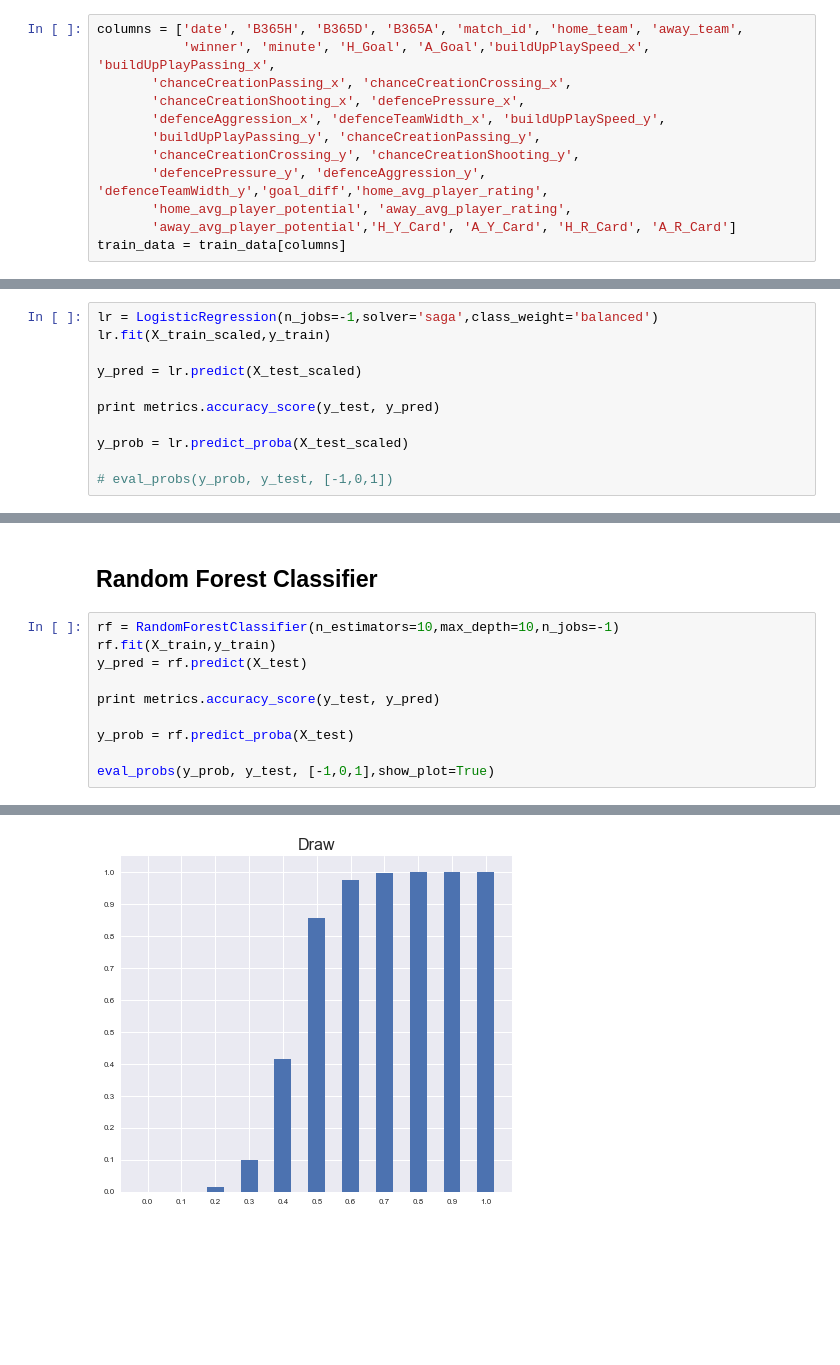
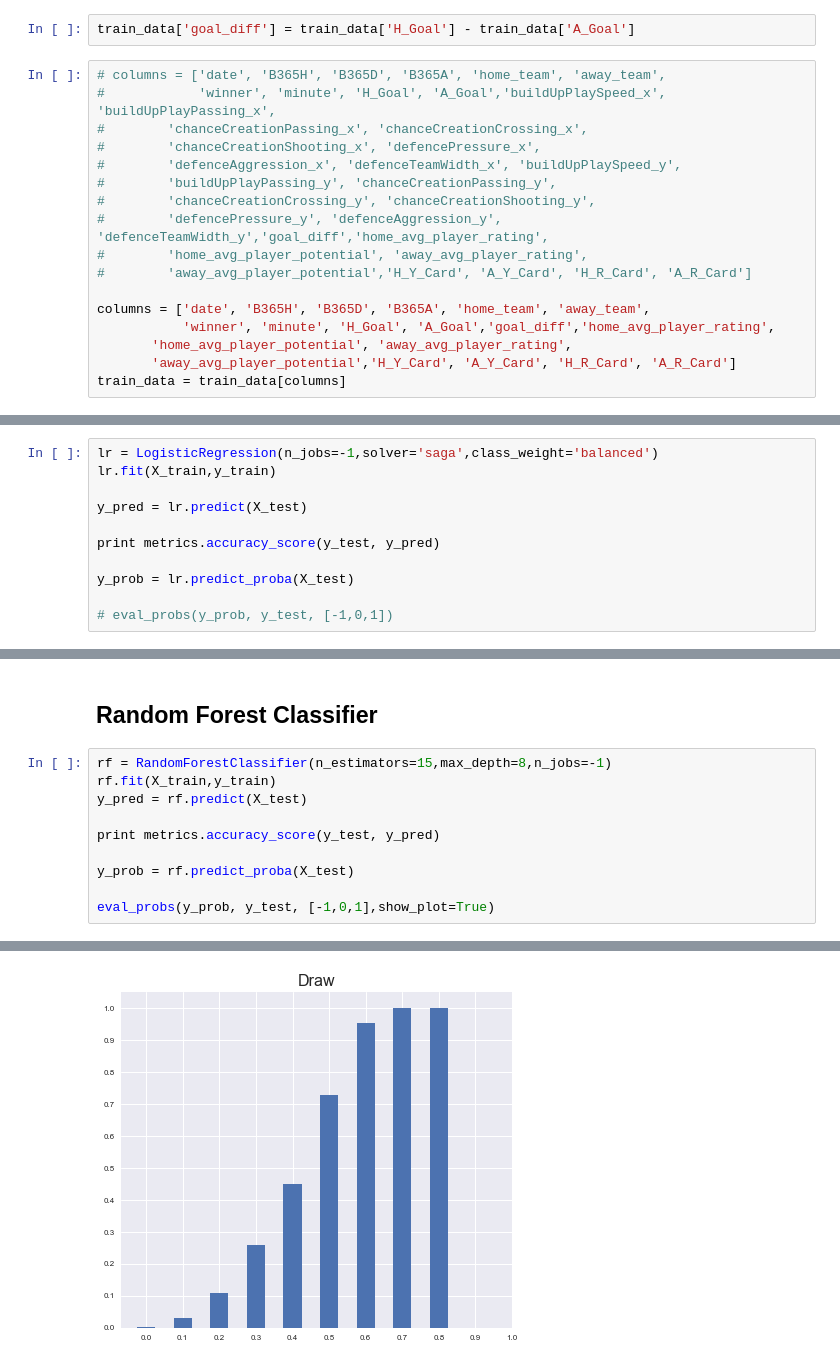
Before and after one commit to jay-z007/CSE519-2017-111463646, a Jupyter notebook: Project/model.ipynb, the cells around one changed output, grey strips where cells are left out. Drawn from its saved outputs; the diff is of its cells as text; blank space fills up the shorter version.

```diff
--- a/Project/model.ipynb
+++ b/Project/model.ipynb
@@ -140,12 +119,19 @@ array(['season', 'stage', 'date_x', 'match_api_id', 'home_team_api_id',
+# %%
+train_data['goal_diff'] = train_data['H_Goal'] - train_data['A_Goal']
 # %%
-columns = ['date', 'B365H', 'B365D', 'B365A', 'match_id', 'home_team', 'away_team',
-           'winner', 'minute', 'H_Goal', 'A_Goal','buildUpPlaySpeed_x', 'buildUpPlayPassing_x',
-       'chanceCreationPassing_x', 'chanceCreationCrossing_x',
-       'chanceCreationShooting_x', 'defencePressure_x',
-       'defenceAggression_x', 'defenceTeamWidth_x', 'buildUpPlaySpeed_y',
-       'buildUpPlayPassing_y', 'chanceCreationPassing_y',
-       'chanceCreationCrossing_y', 'chanceCreationShooting_y',
-       'defencePressure_y', 'defenceAggression_y', 'defenceTeamWidth_y','goal_diff','home_avg_player_rating',
+# columns = ['date', 'B365H', 'B365D', 'B365A', 'home_team', 'away_team',
+#            'winner', 'minute', 'H_Goal', 'A_Goal','buildUpPlaySpeed_x', 'buildUpPlayPassing_x',
+#        'chanceCreationPassing_x', 'chanceCreationCrossing_x',
+#        'chanceCreationShooting_x', 'defencePressure_x',
+#        'defenceAggression_x', 'defenceTeamWidth_x', 'buildUpPlaySpeed_y',
+#        'buildUpPlayPassing_y', 'chanceCreationPassing_y',
+#        'chanceCreationCrossing_y', 'chanceCreationShooting_y',
+#        'defencePressure_y', 'defenceAggression_y', 'defenceTeamWidth_y','goal_diff','home_avg_player_rating',
+#        'home_avg_player_potential', 'away_avg_player_rating',
+#        'away_avg_player_potential','H_Y_Card', 'A_Y_Card', 'H_R_Card', 'A_R_Card']
+
+columns = ['date', 'B365H', 'B365D', 'B365A', 'home_team', 'away_team',
+           'winner', 'minute', 'H_Goal', 'A_Goal','goal_diff','home_avg_player_rating',
        'home_avg_player_potential', 'away_avg_player_rating',
        'away_avg_player_potential','H_Y_Card', 'A_Y_Card', 'H_R_Card', 'A_R_Card']
 train_data = train_data[columns]
@@ -186,12 +172,12 @@ y_prob = svc.predict_proba(X_test)
 ## Logistic Regression
 # %%
 lr = LogisticRegression(n_jobs=-1,solver='saga',class_weight='balanced')
-lr.fit(X_train_scaled,y_train)
+lr.fit(X_train,y_train)
 
-y_pred = lr.predict(X_test_scaled)
+y_pred = lr.predict(X_test)
 
 print metrics.accuracy_score(y_test, y_pred)
 
-y_prob = lr.predict_proba(X_test_scaled)
+y_prob = lr.predict_proba(X_test)
 
 # eval_probs(y_prob, y_test, [-1,0,1])
@@ -254,7 +233,7 @@ for weight in ['uniform' , 'distance']:
 # %% [markdown]
 ## Random Forest Classifier
 # %%
-rf = RandomForestClassifier(n_estimators=10,max_depth=10,n_jobs=-1)
+rf = RandomForestClassifier(n_estimators=15,max_depth=8,n_jobs=-1)
 rf.fit(X_train,y_train)
 y_pred = rf.predict(X_test)
 
@@ -269 +248 @@ eval_probs(y_prob, y_test, [-1,0,1],show_plot=True)
-[figure, old version]
+[figure, new version]
```
Also changed, not shown: parts of 10 cells of this notebook.
